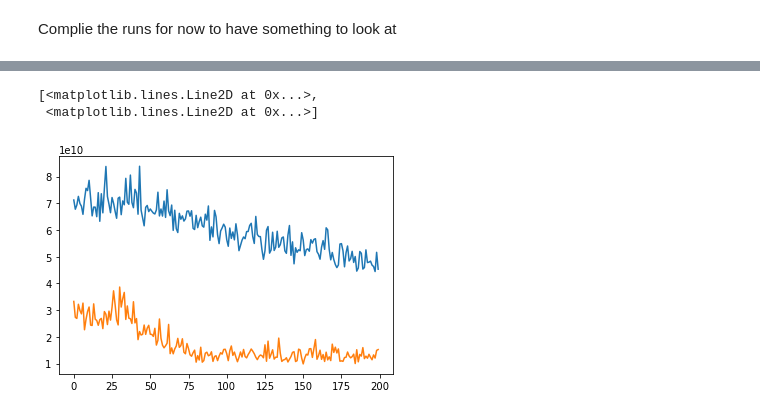
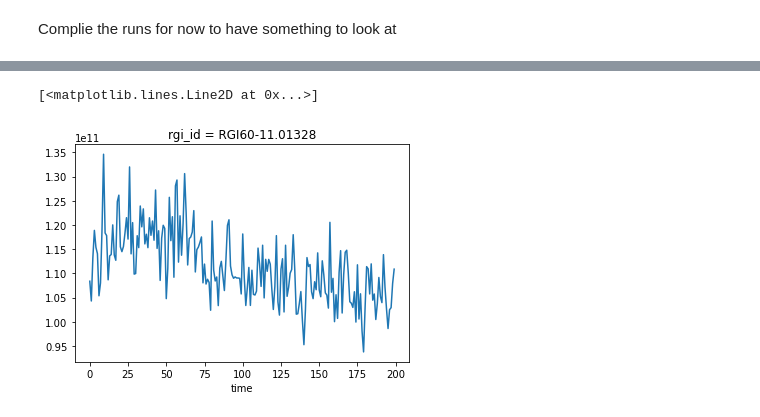
Before and after one commit to Holmgren825/msc_thesis, a Jupyter notebook: notebooks/hydro_test.ipynb, the cells around one changed output, grey strips where cells are left out. Saved outputs shown, nothing was run; the diff lists cells and outputs as text; code cells hidden in the pictures.

```diff
--- a/notebooks/hydro_test.ipynb
+++ b/notebooks/hydro_test.ipynb
@@ -35,5 +35,5 @@ rgi_ids = ['RGI60-11.01328', 'RGI60-11.00897']
 # %% [markdown]
 and now we can initialize our glacier directories
 # %%
-gdirs = workflow.init_glacier_directories(rgi_ids, from_prepro_level=3, prepro_border=80)
+gdirs = workflow.init_glacier_directories(rgi_ids)
 # %% [output]
@@ -182,5 +180,5 @@ workflow.execute_entity_task(tasks.run_with_hydro, gdirs, run_task=tasks.run_ran
 # %% [markdown]
 Complie the runs for now to have something to look at
 # %%
-ds_hydro = utils.compile_run_output(gdirs, filesuffix='_2000_hydro')
+ds_hydro = utils.compile_run_output(gdirs, input_filesuffix='_2000_hydro')
 # %% [output]
@@ -209,6 +207,6 @@ Data variables: (12/21)
-# %%
-plt.plot(ds_hydro.melt_on_glacier)
-# %% [output]
-[<matplotlib.lines.Line2D at 0x...>,
- <matplotlib.lines.Line2D at 0x...>]
-[figure, removed]
+# %%
+melt_water = ds_hydro.melt_off_glacier + ds_hydro.melt_on_glacier + ds_hydro.liq_prcp_off_glacier + ds_hydro.liq_prcp_on_glacier
+melt_water.isel(rgi_id=0).plot()
+# %% [output]
+[<matplotlib.lines.Line2D at 0x...>]
+[figure, added]
```
Also changed, not shown: parts of 30 cells of this notebook.
